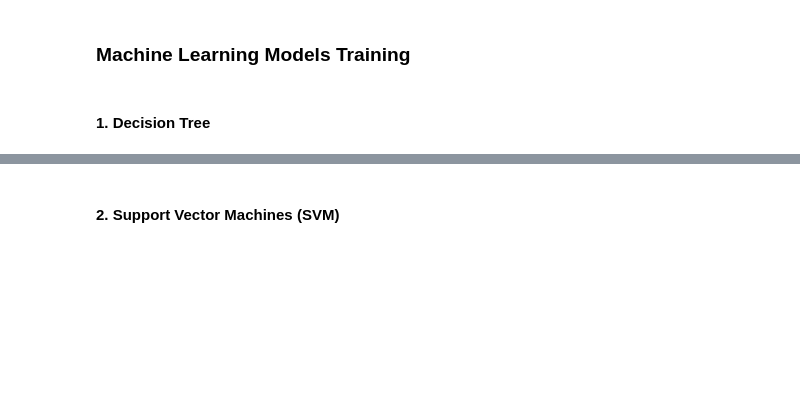
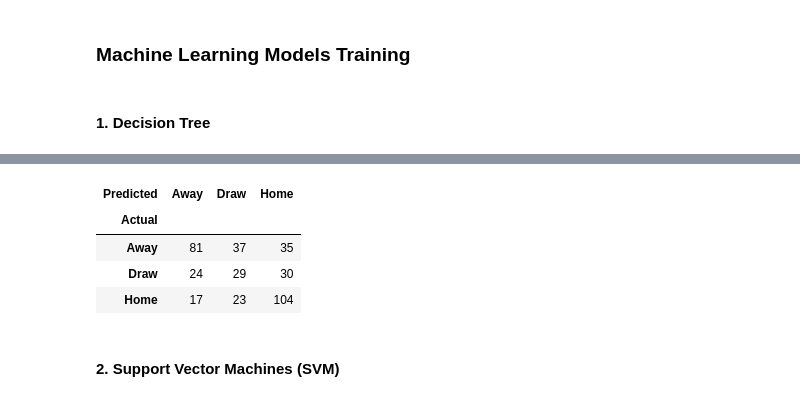
Before and after one commit to connie-zqq/LemonBalm_ManU_Data_Mining, a Jupyter notebook: ManU_Data_Mining.ipynb, the cells around one changed output, grey strips where cells are left out. Cells and saved outputs as stored; diff of their text form; code cells hidden in the pictures; blank space fills up the shorter version.

Commit message:
Adding evaluation metrics for decision tree and svm and experimenting with different train and test for logistic regression

```diff
--- a/ManU_Data_Mining.ipynb
+++ b/ManU_Data_Mining.ipynb
@@ -1070,0 +1084,14 @@ plt.show()
+# %%
+data_train = rf_data[rf_data['Season']!='21/22']
+data_test = rf_data[rf_data['Season']=='21/22']
+x_train = data_train[features]
+y_train = data_train['Result']
+x_test = data_test[features]
+y_test = data_test['Result']
+
+clf_with_max_accuracy = clf_with_max_accuracy.fit(x_train, y_train)
+pred = clf_with_max_accuracy.predict(x_test)
+
+print("Accuracy", accuracy_score(pred, y_test))
+print("Precision", precision_score(pred, y_test, average='weighted'))
+print("Recall", recall_score(pred, y_test, average='weighted'))
@@ -1071,3 +1124,15 @@ plt.show()
+# %%
+# Code snippet from https://betfair-datascientists.github.io/modelling/EPLmlPython/
+c_matrix = (pd.DataFrame(confusion_matrix(y_test, pred), columns=["Away", "Draw", "Home"], index=["Away", "Draw", "Home"])
+ .rename_axis('Actual')
+ .rename_axis('Predicted', axis='columns'))
+c_matrix
+# %% [output]
+| Predicted | Away | Draw | Home |
+| Actual |  |  |  |
+| Away | 81 | 37 | 35 |
+| Draw | 24 | 29 | 30 |
+| Home | 17 | 23 | 104 |
 # %% [markdown]
 #### 2. Support Vector Machines (SVM)
 # %%
```
Also changed, not shown: parts of 30 cells of this notebook, 4 other files.
